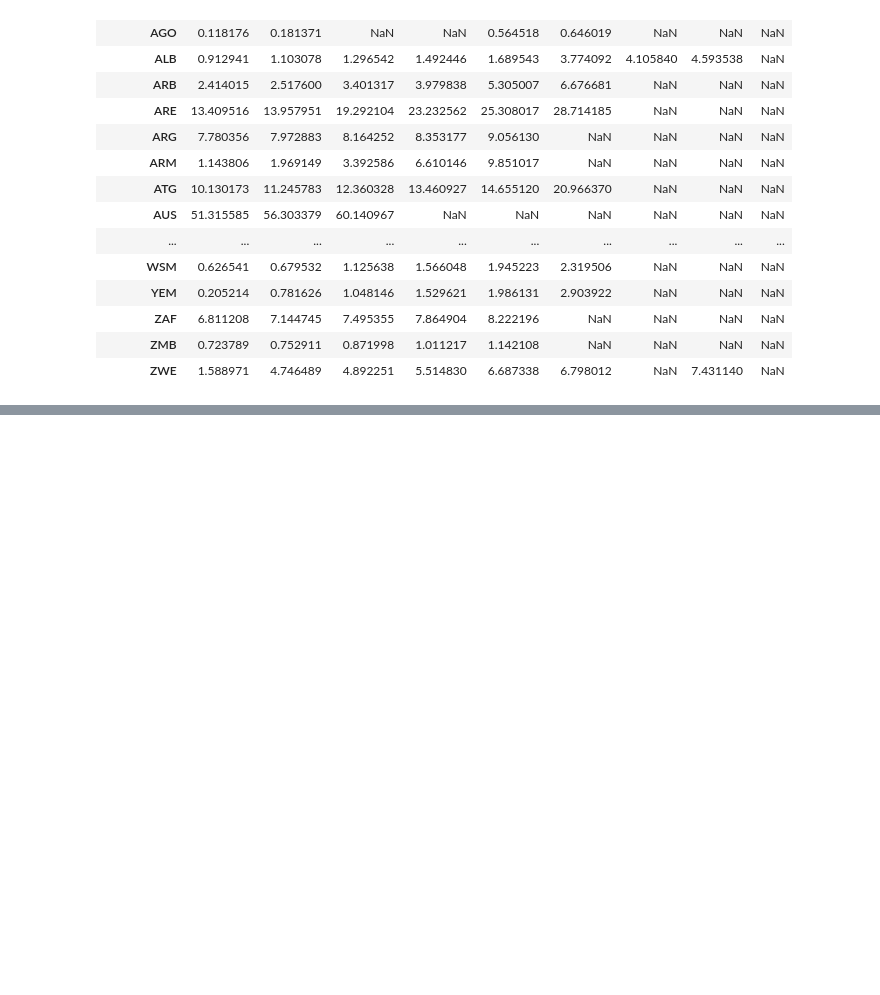
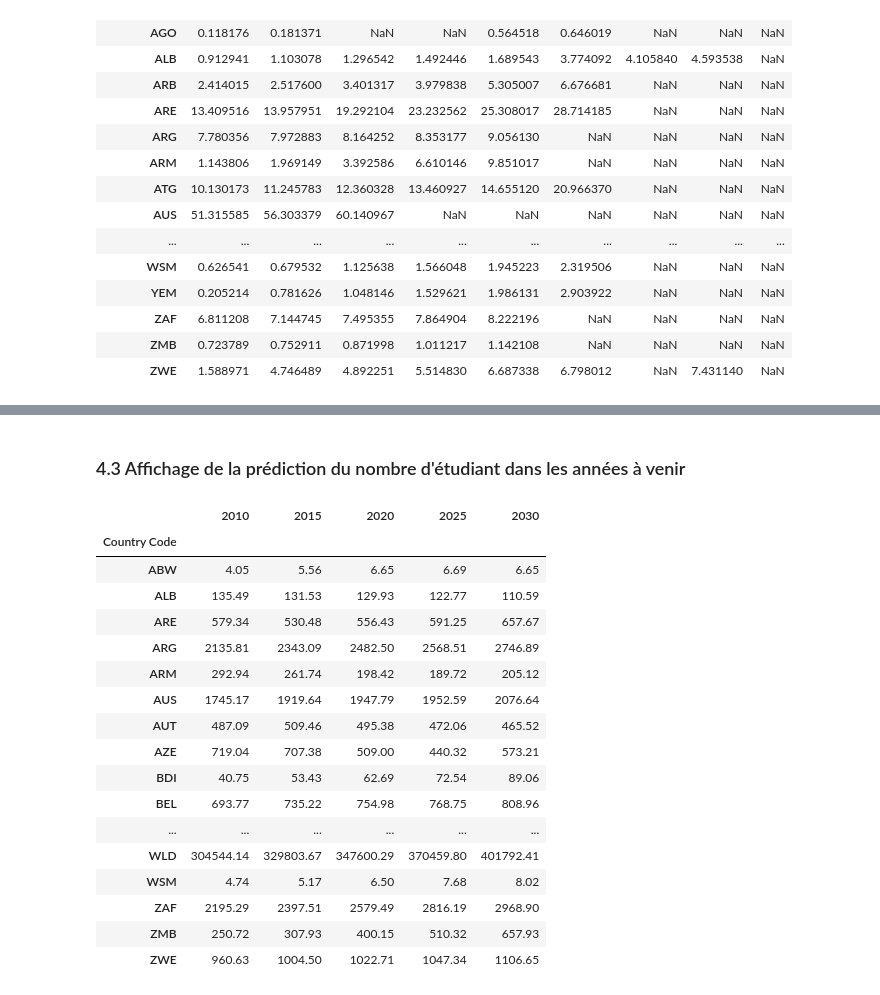
Before and after one commit to pierrebague/ed_data_analysis, a Jupyter notebook: Projet 2 .ipynb, the cells around one changed output, grey strips where cells are left out. Drawn from its saved outputs; the diff is of its cells as text; code cells hidden in the pictures; blank space fills up the shorter version.

```diff
--- a/Projet 2 .ipynb
+++ b/Projet 2 .ipynb
@@ -646,3 +670,28 @@ map = go.Figure(data=[data], layout=layout)
 map.show()
 # %% [output]
 [interactive output not drawn]
+# %% [markdown]
+### 4.3 Affichage de la prédiction du nombre d'étudiant dans les années à venir
+# %%
+dataframe_new_students_prediction_sum2 = dataframe_new_students_prediction_sum.replace(0,np.nan)
+dataframe_new_students_prediction_sum3 = dataframe_new_students_prediction_sum2.dropna(axis = 'columns', how = 'all')
+display(dataframe_new_students_prediction_sum3)
+# %% [output]
+|  | 2010 | 2015 | 2020 | 2025 | 2030 |
+| Country Code |  |  |  |  |  |
+| ABW | 4.05 | 5.56 | 6.65 | 6.69 | 6.65 |
+| ALB | 135.49 | 131.53 | 129.93 | 122.77 | 110.59 |
+| ARE | 579.34 | 530.48 | 556.43 | 591.25 | 657.67 |
+| ARG | 2135.81 | 2343.09 | 2482.50 | 2568.51 | 2746.89 |
+| ARM | 292.94 | 261.74 | 198.42 | 189.72 | 205.12 |
+| AUS | 1745.17 | 1919.64 | 1947.79 | 1952.59 | 2076.64 |
+| AUT | 487.09 | 509.46 | 495.38 | 472.06 | 465.52 |
+| AZE | 719.04 | 707.38 | 509.00 | 440.32 | 573.21 |
+| BDI | 40.75 | 53.43 | 62.69 | 72.54 | 89.06 |
+| BEL | 693.77 | 735.22 | 754.98 | 768.75 | 808.96 |
+| ... | ... | ... | ... | ... | ... |
+| WLD | 304544.14 | 329803.67 | 347600.29 | 370459.80 | 401792.41 |
+| WSM | 4.74 | 5.17 | 6.50 | 7.68 | 8.02 |
+| ZAF | 2195.29 | 2397.51 | 2579.49 | 2816.19 | 2968.90 |
+| ZMB | 250.72 | 307.93 | 400.15 | 510.32 | 657.93 |
+| ZWE | 960.63 | 1004.50 | 1022.71 | 1047.34 | 1106.65 |
```
Also changed, not shown: parts of 14 cells of this notebook, 1 other file.
